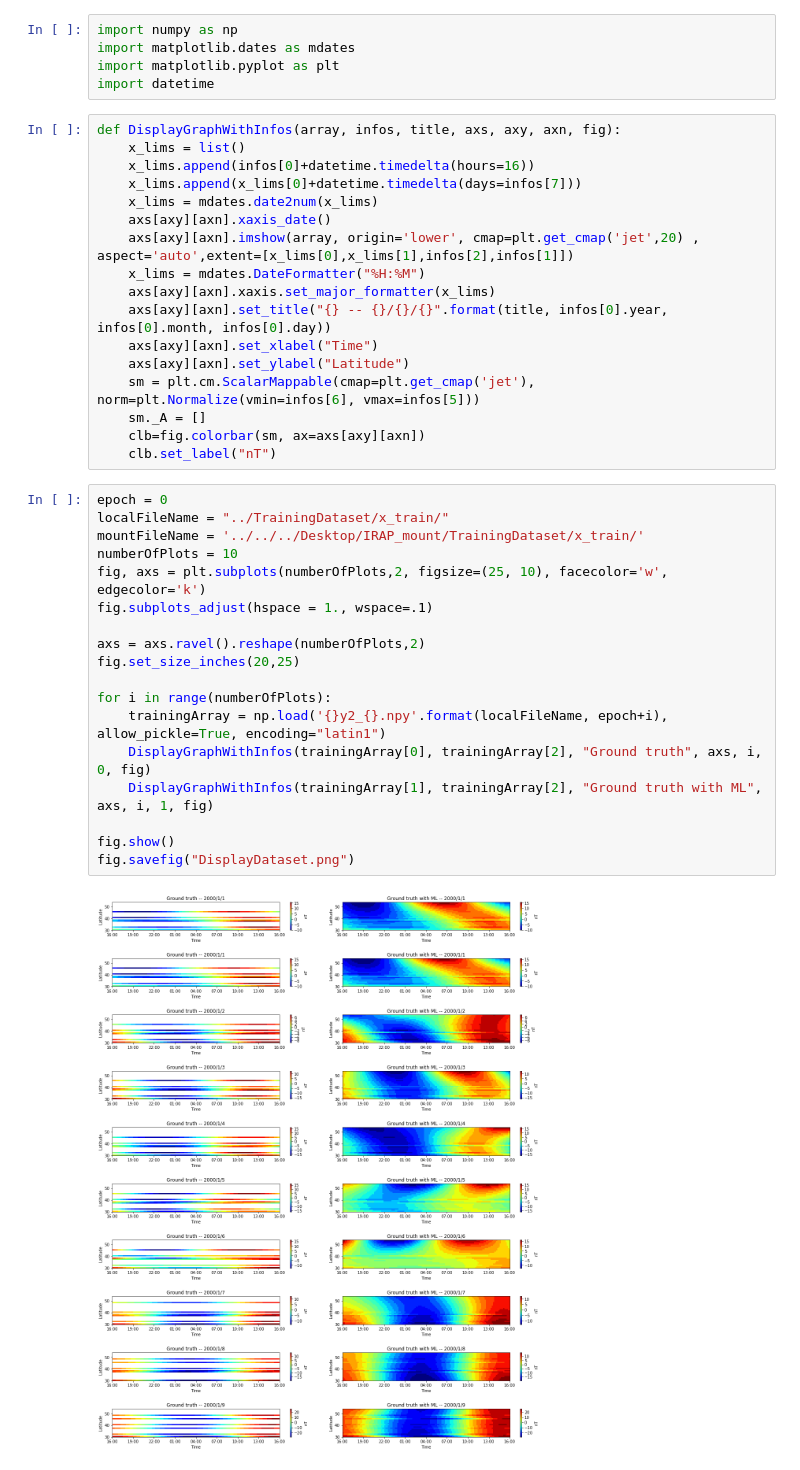
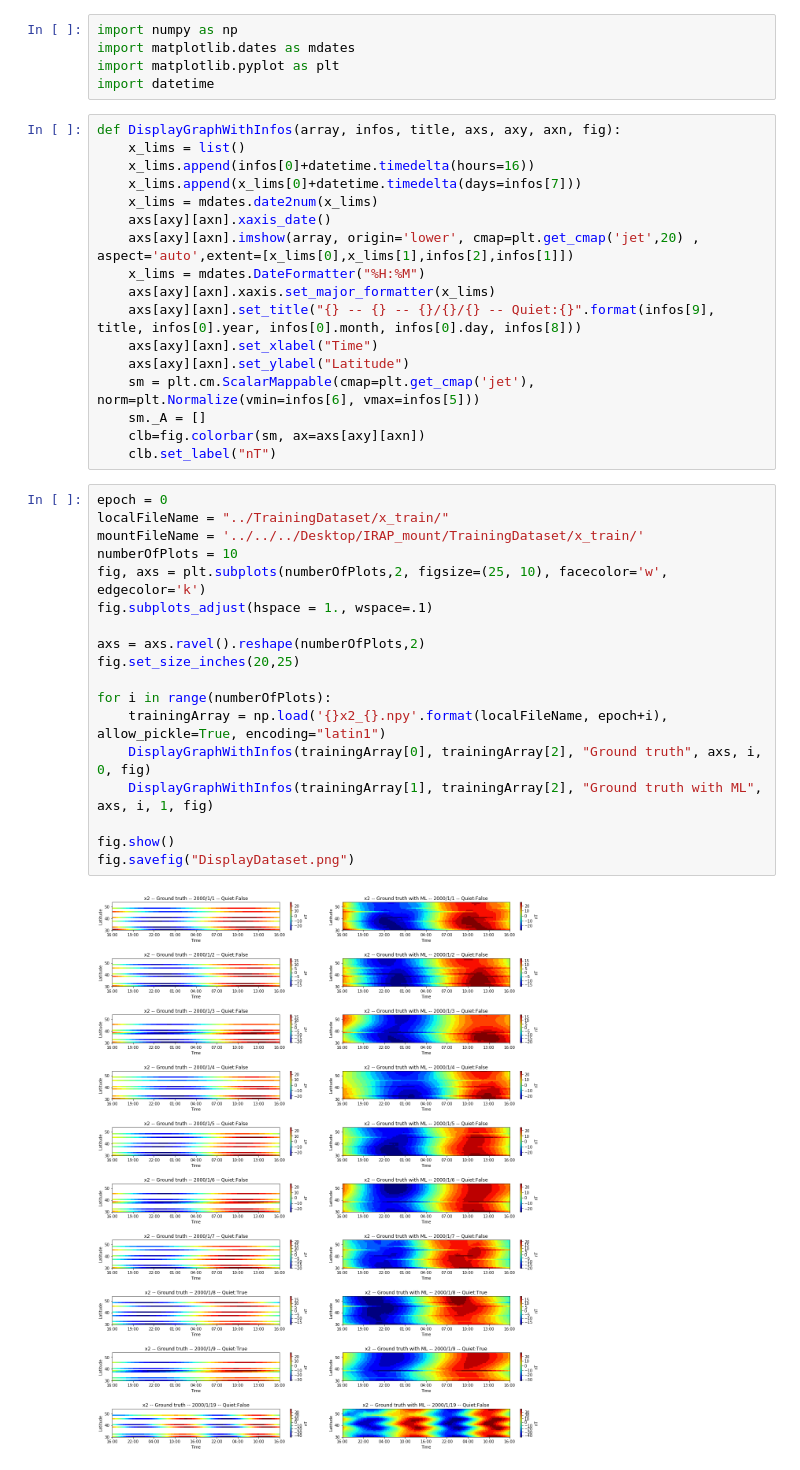
Before and after one commit to Pierre-LaurentC/Generative_Adversarial_Network, a Jupyter notebook: DisplayDataset.ipynb, the cells around one changed output. Cells and saved outputs as stored; diff of their text form.

```diff
--- a/DisplayDataset.ipynb
+++ b/DisplayDataset.ipynb
@@ -13,7 +13,7 @@ def DisplayGraphWithInfos(array, infos, title, axs, axy, axn, fig):
     axs[axy][axn].imshow(array, origin='lower', cmap=plt.get_cmap('jet',20) , aspect='auto',extent=[x_lims[0],x_lims[1],infos[2],infos[1]])
     x_lims = mdates.DateFormatter("%H:%M")
     axs[axy][axn].xaxis.set_major_formatter(x_lims)
-    axs[axy][axn].set_title("{} -- {}/{}/{}".format(title, infos[0].year, infos[0].month, infos[0].day))
+    axs[axy][axn].set_title("{} -- {} -- {}/{}/{} -- Quiet:{}".format(infos[9], title, infos[0].year, infos[0].month, infos[0].day, infos[8]))
     axs[axy][axn].set_xlabel("Time")
     axs[axy][axn].set_ylabel("Latitude")
     sm = plt.cm.ScalarMappable(cmap=plt.get_cmap('jet'), norm=plt.Normalize(vmin=infos[6], vmax=infos[5]))
@@ -23,20 +23,20 @@ def DisplayGraphWithInfos(array, infos, title, axs, axy, axn, fig):
 # %%
 epoch = 0
 localFileName = "../TrainingDataset/x_train/"
 mountFileName = '../../../Desktop/IRAP_mount/TrainingDataset/x_train/'
 numberOfPlots = 10
 fig, axs = plt.subplots(numberOfPlots,2, figsize=(25, 10), facecolor='w', edgecolor='k')
 fig.subplots_adjust(hspace = 1., wspace=.1)
 
 axs = axs.ravel().reshape(numberOfPlots,2)
 fig.set_size_inches(20,25)
 
 for i in range(numberOfPlots):
-    trainingArray = np.load('{}y2_{}.npy'.format(localFileName, epoch+i), allow_pickle=True, encoding="latin1")
+    trainingArray = np.load('{}x2_{}.npy'.format(localFileName, epoch+i), allow_pickle=True, encoding="latin1")
     DisplayGraphWithInfos(trainingArray[0], trainingArray[2], "Ground truth", axs, i, 0, fig)
     DisplayGraphWithInfos(trainingArray[1], trainingArray[2], "Ground truth with ML", axs, i, 1, fig)
 
 fig.show()
 fig.savefig("DisplayDataset.png")
 # %% [output]
-[figure, old version]
+[figure, new version]
```
Also changed, not shown: 1 other file.
